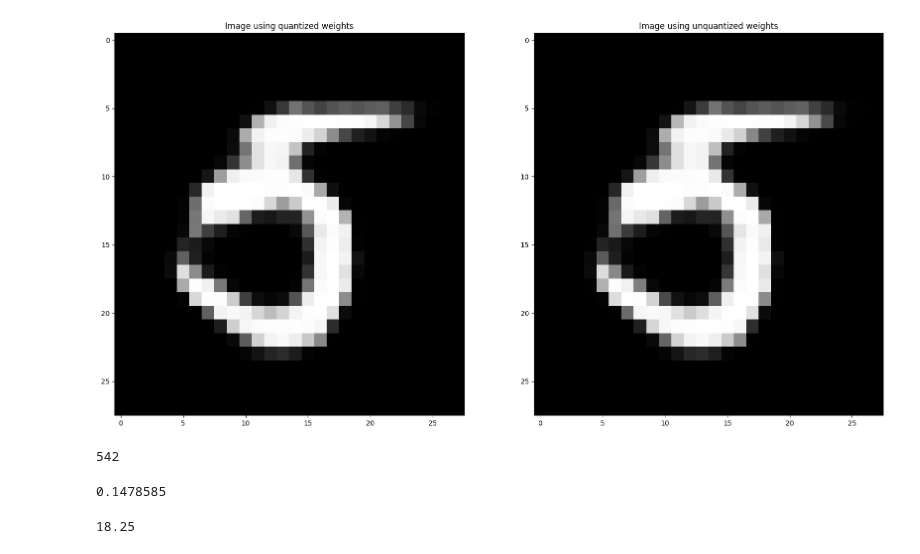
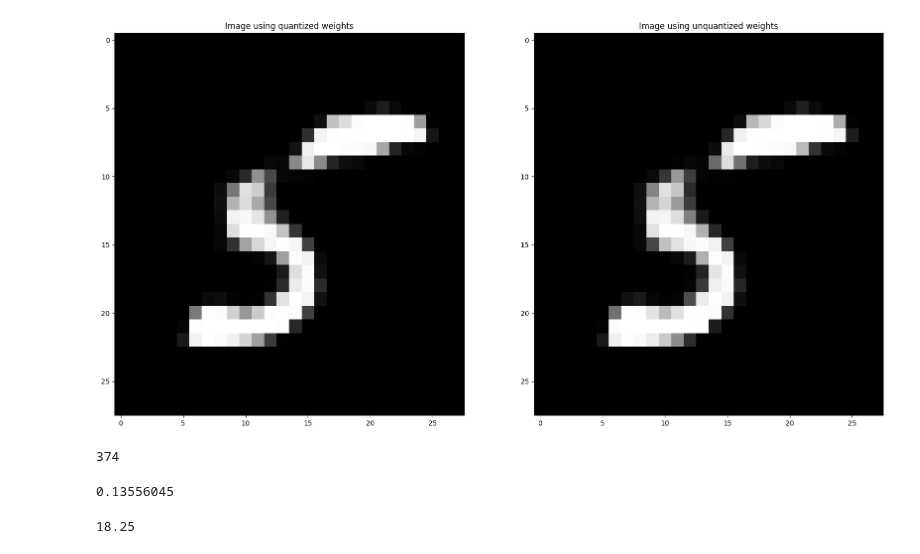
Before and after one commit to nef-gpt/adl4cv, a Jupyter notebook: visualize_model.ipynb, the cells around one changed output. Cells and saved outputs as stored; diff of their text form; code cells hidden in the pictures.

```diff
--- a/visualize_model.ipynb
+++ b/visualize_model.ipynb
@@ -129,7 +129,7 @@ flattened_dataset_unconditioned= MnistNeFDataset(data_root_ours, fixed_label = 5
 weights_conditioned = torch.Tensor()
 weights_unconditioned = torch.Tensor()
 
-idx = range(0, 1000)
+idx = range(0, len(flattened_dataset_conditioned))
 weight_idx = None
 for j in idx:
     if weight_idx:
@@ -171,0 +168,13 @@ Unconditioned std:  tensor(0.5925)
+# %%
+# Assuming idx is predefined and is a list of indices
+all_weights_conditioned = torch.Tensor()
+
+
+idx = range(0, len(flattened_dataset_conditioned))
+weight_idx = None
+for j in idx:
+    weights_1d_conditioned = flattened_dataset_conditioned[j][0].numpy()
+    all_weights_conditioned = torch.cat((all_weights_conditioned, torch.tensor(weights_1d_conditioned)), 0)
+
+all_weights_conditioned.to("cuda")
+print(all_weights_conditioned.size())
@@ -178,24 +189,22 @@ vq_config_lowest_loss = None
 lowest_loss = np.inf
 
 
-
 for i in [10]:
 
     losses = []
 
-    for _ in range(50):
+    for _ in range(25):
 
         vq_config = {
             "dim": 1,
-            "codebook_size": 2**9 - 1,
+            "codebook_size": 2**8 - 1,
             "decay": 0.8,
             "commitment_weight": 1.,
             "kmeans_init": True,
             "kmeans_iters": i
         }
-
-        vq = VectorQuantize(**vq_config)
-        weights_quantized, indices, loss = vq(weights_conditioned.unsqueeze(-1))
+        vq = VectorQuantize(**vq_config).to("cuda")
+        weights_quantized, indices, loss = vq(all_weights_conditioned.unsqueeze(-1).to("cuda"))
         if loss < lowest_loss:
             lowest_loss = loss
             vq_config_lowest_loss = vq_config
@@ -213,8 +222,8 @@ for i in [10]:
 vq = vq_lowest_loss
 losses = []
 
-for _ in range(2000):
-    weights_quantized, indices, loss = vq(weights_conditioned.unsqueeze(-1))
+for _ in range(1000):
+    weights_quantized, indices, loss = vq(all_weights_conditioned.unsqueeze(-1).to("cuda"))
     losses.append(loss.item())
 vq.eval()
 vq.zero_grad()
@@ -226,7 +235,7 @@ plt.show()
 dir_path = os.path.dirname(os.path.abspath(os.getcwd()))
 data_root = os.path.join(dir_path, "adl4cv")
 # save Vq and the parameters used to config vq
-vq_path = os.path.join(data_root, "models", "vqs", "vq_mnist.pt")
+vq_path = os.path.join(data_root, "models", "vqs", "vq_mnist_vs_255.pt")
 torch.save({
     "state_dict": vq.state_dict(),
     "vq_config": vq_config_lowest_loss,
@@ -246,41 +257,43 @@ Min was 0.00010982903040712699
 # %%
 from animation.util import reconstruct_image
+
+vq = vq_lowest_loss
 
 quantized_dataset_conditioned = MnistNeFDataset(data_root_ours, fixed_label = 5, type="pretrained", transform=QuantizeTransform(vq))
 no_quantized_dataset_conditioned = MnistNeFDataset(data_root_ours, fixed_label = 5, type="pretrained", transform=ModelTransform())
 
-idx = 500
+idx = 3
 model_quantized_conditioned = quantized_dataset_conditioned[idx][0]
 model_unquantized_conditioned = no_quantized_dataset_conditioned[idx][0]
 
 # Plotting the tensors as heatmaps in grayscale
 fig, axes = plt.subplots(1, 2, figsize=(20, 10))
 image_quantized_conditioned = reconstruct_image(model_quantized_conditioned)
 image_unquantized_conditioned = reconstruct_image(model_unquantized_conditioned)
 
 #image_quantized_conditioned[18][7] = 1
 
 axes[0].imshow(image_quantized_conditioned, cmap='gray', aspect='auto')
 axes[1].imshow(image_unquantized_conditioned, cmap='gray', aspect='auto')
 
 axes[0].set_title('Image using quantized weights')
 axes[1].set_title('Image using unquantized weights')
 
 
 
 
 
 plt.show()
 # %% [output]
-[figure, old version]
+[figure, new version]
 # %%
 (np.abs((image_quantized_conditioned- image_unquantized_conditioned))).argmax()
 # %% [output]
-542
+374
 # %%
 (np.abs((image_quantized_conditioned- image_unquantized_conditioned))).max()
 # %% [output]
-0.1478585
+0.13556045
 # %%
 511/28
 # %% [output]
```
Also changed, not shown: parts of 5 cells of this notebook, 3 other files.
